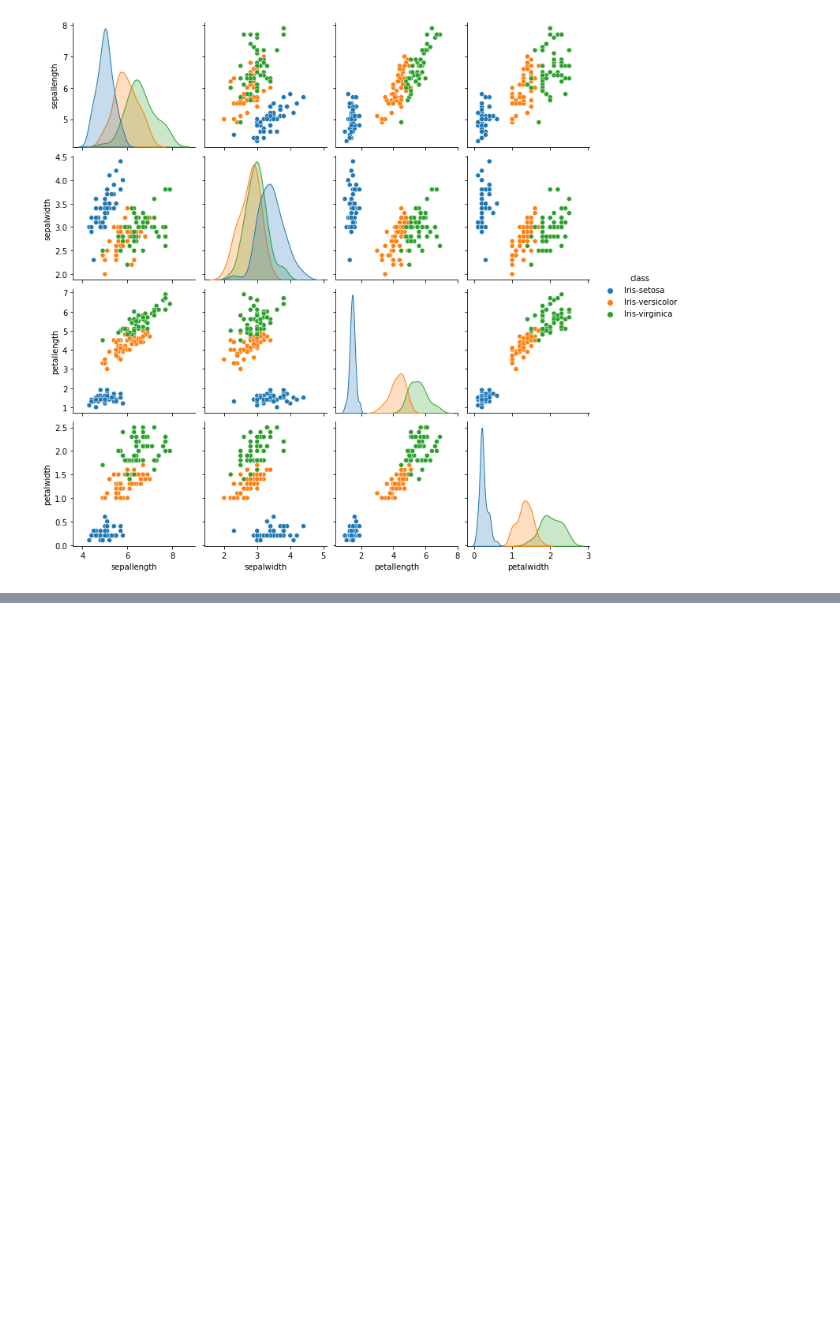
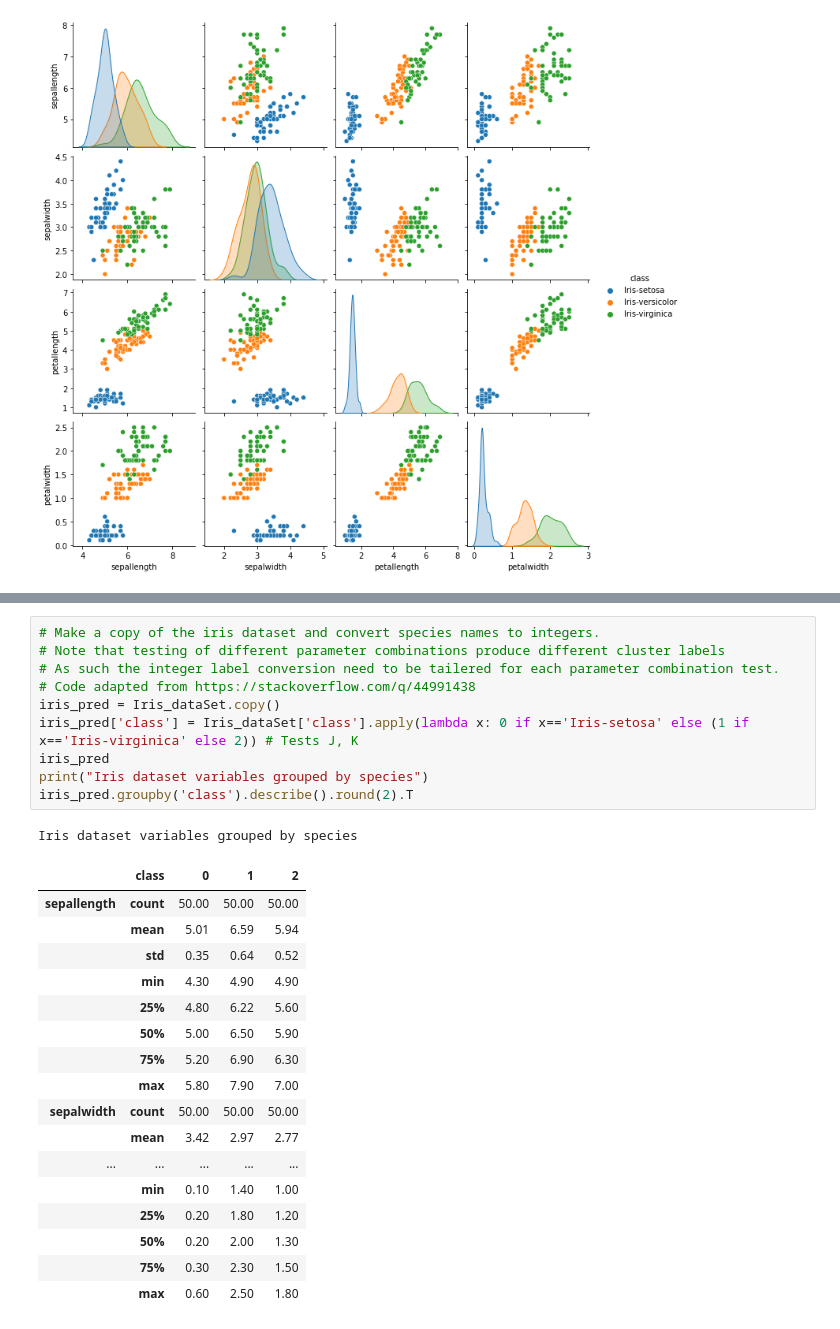
Before and after one commit to SasiGV/ML-Task2020, a Jupyter notebook: ML-Task2020.ipynb, the cells around one changed output, grey strips where cells are left out. Cells and saved outputs as stored; diff of their text form; blank space fills up the shorter version.

```diff
--- a/ML-Task2020.ipynb
+++ b/ML-Task2020.ipynb
@@ -564,0 +578,29 @@ X['sepallength'] # check
+# %%
+# Make a copy of the iris dataset and convert species names to integers.
+# Note that testing of different parameter combinations produce different cluster labels
+# As such the integer label conversion need to be tailered for each parameter combination test.
+# Code adapted from https://stackoverflow.com/q/44991438
+iris_pred = Iris_dataSet.copy()
+iris_pred['class'] = Iris_dataSet['class'].apply(lambda x: 0 if x=='Iris-setosa' else (1 if x=='Iris-virginica' else 2)) # Tests J, K
+iris_pred
+print("Iris dataset variables grouped by species")
+iris_pred.groupby('class').describe().round(2).T
+# %% [output]
+Iris dataset variables grouped by species
+|  | class | 0 | 1 | 2 |
+| sepallength | count | 50.00 | 50.00 | 50.00 |
+|  | mean | 5.01 | 6.59 | 5.94 |
+|  | std | 0.35 | 0.64 | 0.52 |
+|  | min | 4.30 | 4.90 | 4.90 |
+|  | 25% | 4.80 | 6.22 | 5.60 |
+|  | 50% | 5.00 | 6.50 | 5.90 |
+|  | 75% | 5.20 | 6.90 | 6.30 |
+|  | max | 5.80 | 7.90 | 7.00 |
+| sepalwidth | count | 50.00 | 50.00 | 50.00 |
+|  | mean | 3.42 | 2.97 | 2.77 |
+| ... | ... | ... | ... | ... |
+|  | min | 0.10 | 1.40 | 1.00 |
+|  | 25% | 0.20 | 1.80 | 1.20 |
+|  | 50% | 0.20 | 2.00 | 1.30 |
+|  | 75% | 0.30 | 2.30 | 1.50 |
+|  | max | 0.60 | 2.50 | 1.80 |
```
Also changed, not shown: parts of 7 cells of this notebook.
